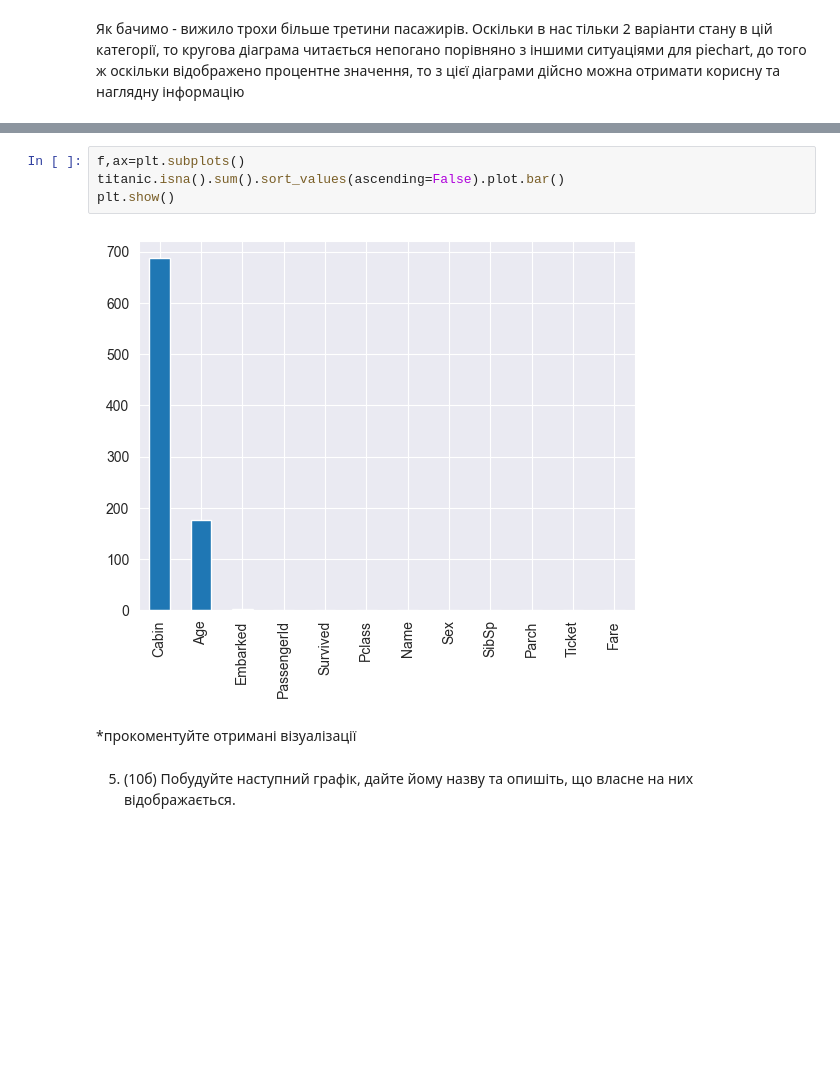
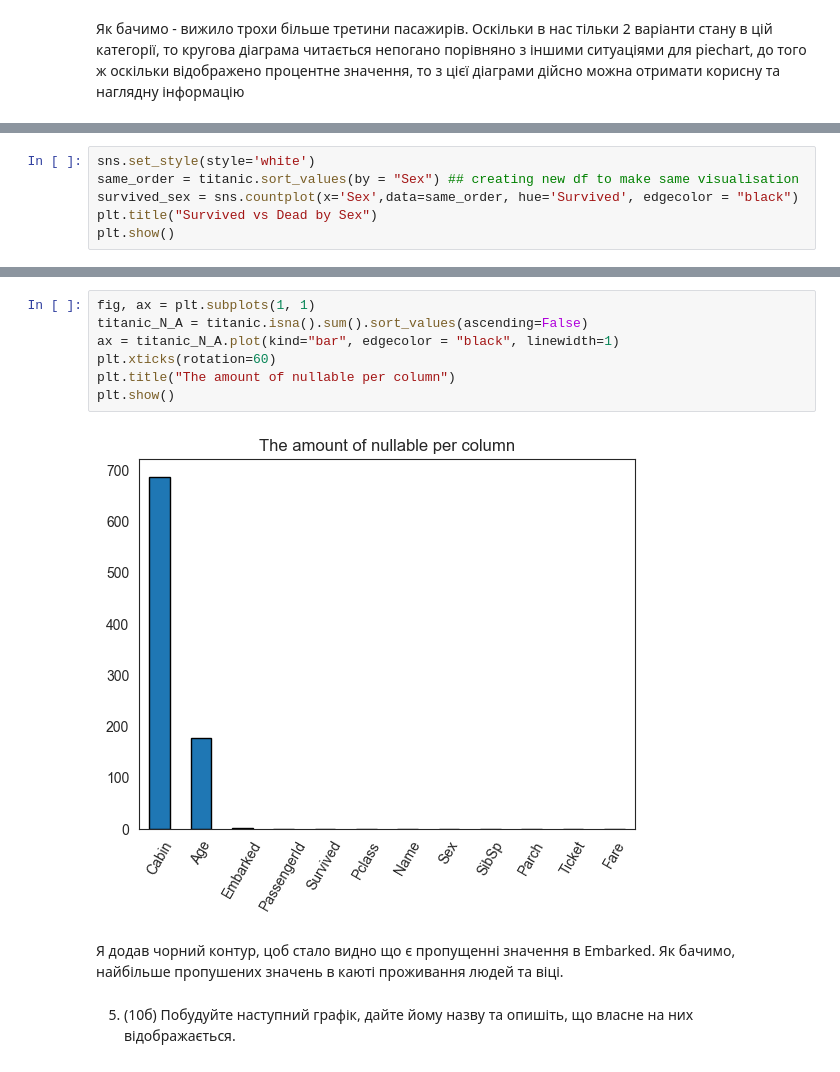
Before and after one commit to 1wannabebetter1/BD-and-DS-Prac1, a Jupyter notebook: python_practice_10_Vitisk_V.ipynb, the cells around one changed output, grey strips where cells are left out. Cells and saved outputs as stored; diff of their text form; blank space fills up the shorter version.

```diff
--- a/python_practice_10_Vitisk_V.ipynb
+++ b/python_practice_10_Vitisk_V.ipynb
@@ -72,0 +73,6 @@ plt.show()
+# %%
+sns.set_style(style='white')
+same_order = titanic.sort_values(by = "Sex") ## creating new df to make same visualisation
+survived_sex = sns.countplot(x='Sex',data=same_order, hue='Survived', edgecolor = "black")
+plt.title("Survived vs Dead by Sex")
+plt.show()
@@ -75,13 +85,16 @@ plt.show()
 
 ![image.png](embedded-picture-1)
 # %%
-f,ax=plt.subplots()
-titanic.isna().sum().sort_values(ascending=False).plot.bar()
+fig, ax = plt.subplots(1, 1)
+titanic_N_A = titanic.isna().sum().sort_values(ascending=False)
+ax = titanic_N_A.plot(kind="bar", edgecolor = "black", linewidth=1)
+plt.xticks(rotation=60)
+plt.title("The amount of nullable per column")
 plt.show()
 # %% [output]
-[figure, old version]
+[figure, new version]
-# %% [markdown]
-*прокоментуйте отримані візуалізації
+# %% [markdown]
+Я додав чорний контур, цоб стало видно що є пропущенні значення в Embarked. Як бачимо, найбільше пропушених значень в каюті проживання людей та віці.
 # %% [markdown]
 5. (10б) Побудуйте наступний графік, дайте йому назву та опишіть, що власне на них відображається.
 
```
Also changed, not shown: parts of 15 cells of this notebook.
